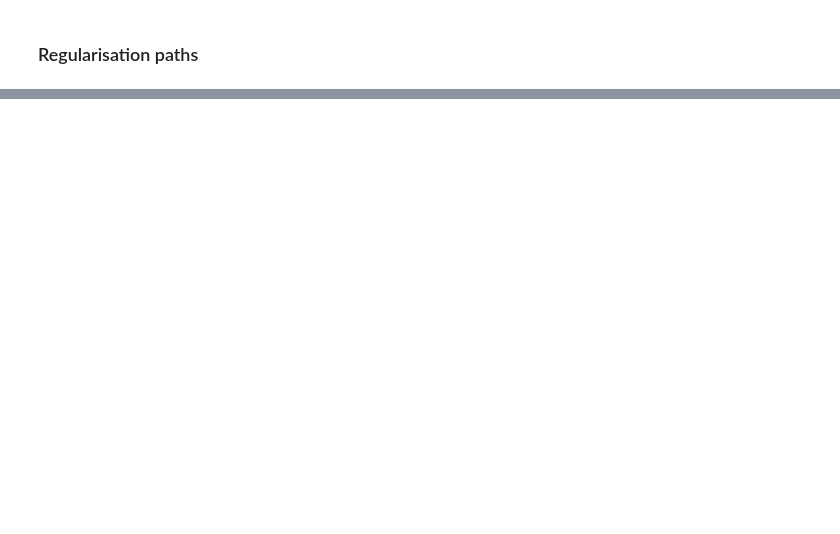
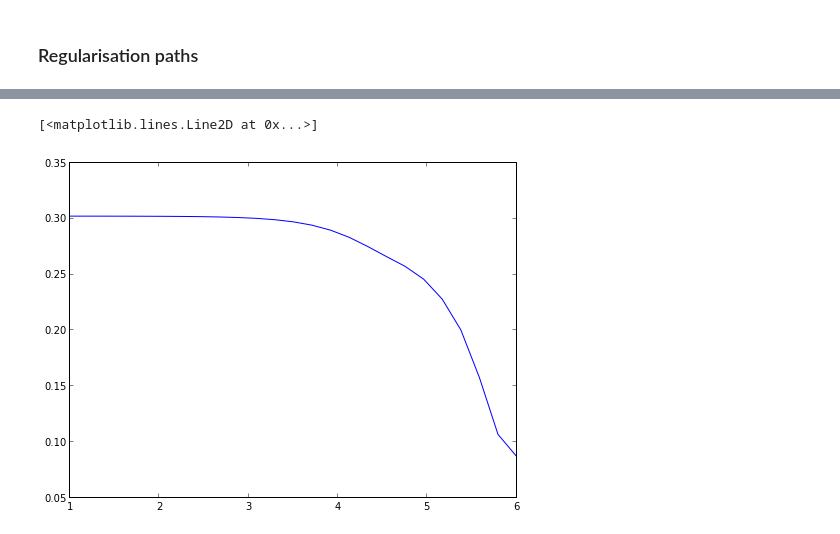
Before and after one commit to pilipolio/20130624_RegressionAndBiasVarianceTalk, a Jupyter notebook: LinearRegression.ipynb, the cells around one changed output, grey strips where cells are left out. Drawn from its saved outputs; the diff is of its cells as text; code cells hidden in the pictures; blank space fills up the shorter version.

```diff
--- a/LinearRegression.ipynb
+++ b/LinearRegression.ipynb
@@ -272,0 +318,17 @@ $$
+# %%
+# MSE error
+
+errors_grid_lambdas_K = Y_grid_lambdas_K - f_oracle.linspace(n=n_grid)[1]
+errors_grid_lambdas_K.shape
+
+plt.plot(-np.log10(lasso_lambdas), np.mean(errors_grid_lambdas_K, axis=(0,2)))
+
+#np.var
+
+#ax.plot(*f_oracle.linspace(), color="b", ls="-", lw=3, alpha=.7, label="$y=f(x)$")
+#    ax.plot(x_grid_n, Y_grid_lambdas_K[:,i,:].T, 'k-',alpha=.025);
+#    ax.plot(x_grid_n, np.mean(Y_grid_lambdas_K[:,i,:], axis=0), 'k-', lw=2, alpha=1);
+#    ax.set_title('$\lambda={:.3f}$'.format(lasso_lambdas[i]))
+# %% [output]
+[<matplotlib.lines.Line2D at 0x...>]
+[figure, added]
```
Also changed, not shown: parts of 8 cells of this notebook.
